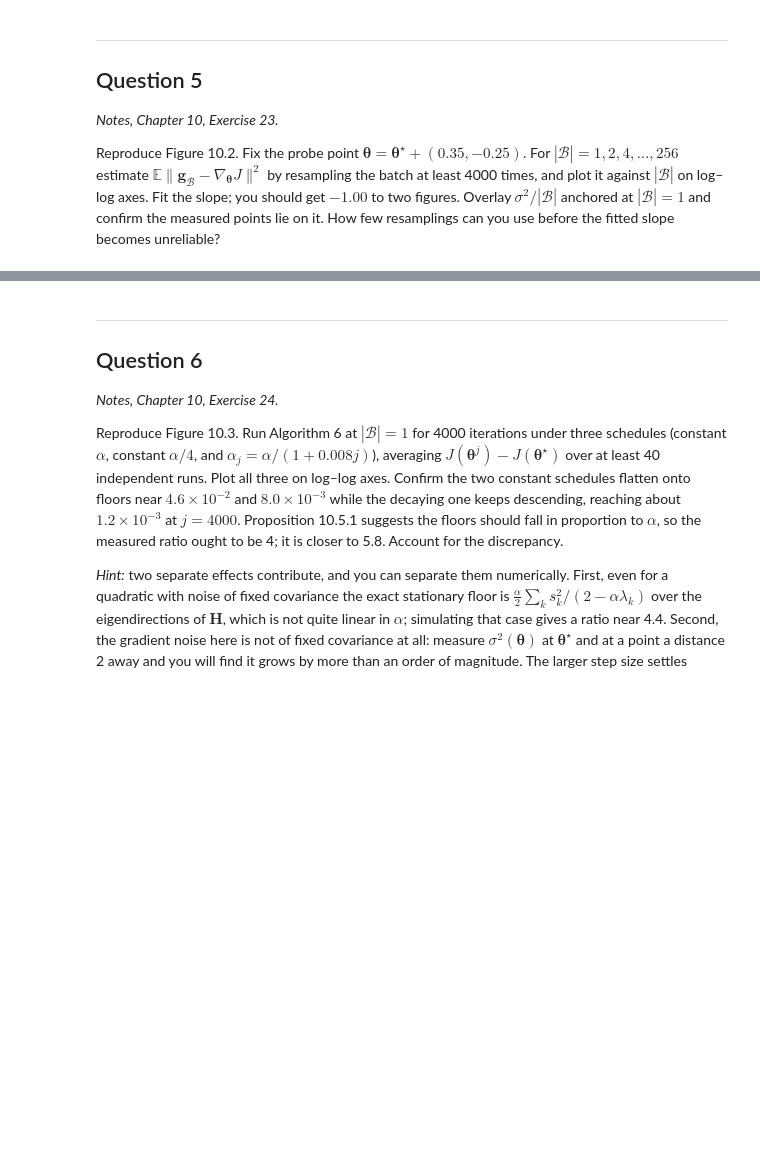
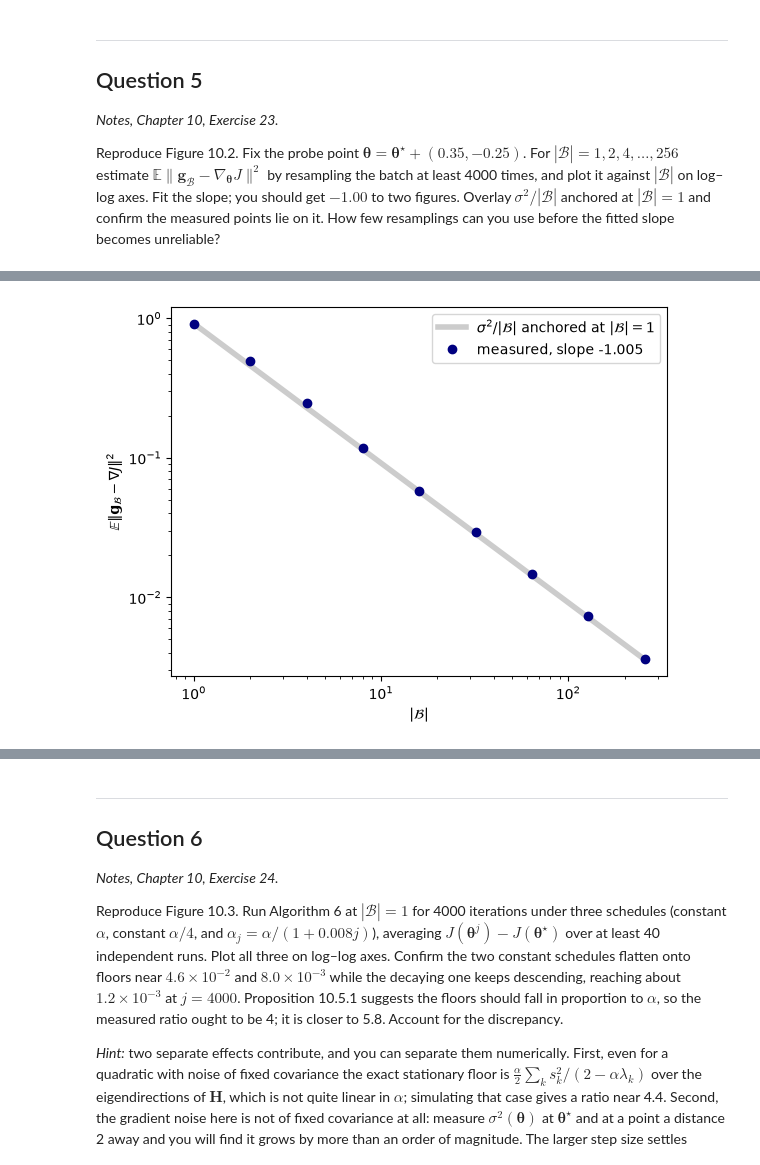
Before and after one commit to akhilghar/COE379L.1, a Jupyter notebook: HW4/Assignment_4-2.ipynb, the cells around one changed output, grey strips where cells are left out. Cells and saved outputs as stored; diff of their text form; code cells hidden in the pictures; blank space fills up the shorter version.

```diff
--- a/HW4/Assignment_4-2.ipynb
+++ b/HW4/Assignment_4-2.ipynb
@@ -220,3 +311,85 @@ Reproduce Figure 10.1. Using (10.9), confirm $\kappa(\mathbf{H}) \approx 6.8$. F
 Reproduce Figure 10.2. Fix the probe point $\boldsymbol{\theta} = \boldsymbol{\theta}^\star + (0.35, -0.25)$. For $|\mathcal{B}| = 1, 2, 4, \dots, 256$ estimate $\mathbb{E}\|\mathbf{g}_{\mathcal{B}} - \nabla_{\boldsymbol{\theta}} J\|^2$ by resampling the batch at least 4000 times, and plot it against $|\mathcal{B}|$ on log–log axes. Fit the slope; you should get $-1.00$ to two figures. Overlay $\sigma^2/|\mathcal{B}|$ anchored at $|\mathcal{B}| = 1$ and confirm the measured points lie on it. How few resamplings can you use before the fitted slope becomes unreliable?
 # %%
 # Question 5: your code here
+from functools import partial
+
+key_data = jax.random.PRNGKey(4)
+n_data = 400
+A = jnp.diag(jnp.array([1.0, 0.38]))
+theta_gen = jnp.array([1.0, -0.8])
+noise = 0.7
+
+def sample(key):
+    key_z, key_eps = jax.random.split(key)
+    x = A @ jax.random.normal(key_z, shape=(2,))
+    y = x @ theta_gen + noise * jax.random.normal(key_eps)
+    return x, y
+
+def generate_data(key, n):
+    keys = jax.random.split(key, n)
+    X, Y = jax.vmap(sample)(keys)
+    return X, Y
+
+X_data, y_data = generate_data(key_data, n_data)
+H = X_data.T @ X_data / n_data
+theta_star = jnp.linalg.solve(X_data.T @ X_data, X_data.T @ y_data)
+alpha = 1.0 / (4 * jnp.linalg.eigvalsh(H)[-1])
+
+# L2 loss and gradients
+def loss_i(theta, x, y):
+    return 0.5 * (x @ theta - y) ** 2
+grad_i = jax.grad(loss_i)
+
+def batch_grad(theta, key, B):
+    idx = jax.random.randint(key, (B,), 0, n_data)
+    return jnp.mean(jax.vmap(grad_i, in_axes=(None, 0, 0))(theta, X_data[idx], y_data[idx]), axis=0)
+
+def per_sample_grads(theta):                  # (n, 2): every grad l_i at theta
+    return jax.vmap(grad_i, in_axes=(None, 0, 0))(theta, X_data, y_data)
+
+def J(theta):
+    return 0.5 * jnp.mean((X_data @ theta - y_data) ** 2)
+full_grad = jax.grad(J)
+
+# Variance of mini-batch gradient at a fixed probe point
+key = jax.random.PRNGKey(0)
+theta = theta_star + jnp.array([0.35, -0.25])
+gJ = full_grad(theta)
+G = per_sample_grads(theta)
+s2 = jnp.mean(jnp.sum((G - gJ) ** 2, axis=1))
+print(f"sigma^2(theta) = {s2:.4f}")
+
+Bs = [2 ** p for p in range(9)]
+
+@partial(jax.jit, static_argnames=("B", "R"))
+def msd(key, B, R):
+    g = jax.vmap(lambda k: batch_grad(theta, k, B))(jax.random.split(key, R))
+    return jnp.mean(jnp.sum((g - gJ) ** 2, axis=1))
+
+def fit_slope(vals):
+    return jnp.polyfit(jnp.log(jnp.array(Bs, float)), jnp.log(vals), 1)[0]
+
+R = 4000
+m = jnp.array([msd(jax.random.fold_in(key, i), B, R) for i, B in enumerate(Bs)])
+print(f"fitted slope with R = {R}: {fit_slope(m):.3f}")
+for B, v in zip(Bs, m):
+    print(f"|B| = {B:>3}: measured {v:.4e}   sigma^2/|B| = {s2 / B:.4e}   ratio {v / (s2 / B):.3f}")
+
+Bs_arr = jnp.array(Bs)
+plt.loglog(Bs_arr, m[0] / Bs_arr, c="0.8", lw=4, label=r"$\sigma^2/|\mathcal{B}|$ anchored at $|\mathcal{B}|=1$")
+plt.loglog(Bs_arr, m, "o", c="navy", label=f"measured, slope {fit_slope(m):.3f}")
+plt.xlabel(r"$|\mathcal{B}|$"); plt.ylabel(r"$\mathbb{E}\|\mathbf{g}_\mathcal{B}-\nabla J\|^2$"); plt.legend()
+plt.show()
+plt.savefig("HW4Problem5.jpg")
+
+# Find how few resamplings before the slope is unreliable
+def one_fit(key, R):
+    return fit_slope(jnp.array([msd(jax.random.fold_in(key, i), B, R) for i, B in enumerate(Bs)]))
+
+print("\n    R   mean slope   std of slope   95% interval")
+for j, R in enumerate([5, 10, 20, 50, 100, 200, 500, 1000, 4000]):
+    keys = jax.random.split(jax.random.fold_in(key, 100 + j), 200)
+    slopes = jax.lax.map(lambda k: one_fit(k, R), keys)
+    lo, hi = jnp.percentile(slopes, jnp.array([2.5, 97.5]))
+    print(f"{R:>5}   {slopes.mean():8.3f}   {slopes.std():10.3f}     [{lo:.3f}, {hi:.3f}]")
+# %% [output]
@@ -222,0 +407 @@ Reproduce Figure 10.2. Fix the probe point $\boldsymbol{\theta} = \boldsymbol{\t
+[figure, added]
```
Also changed, not shown: parts of 9 cells of this notebook, 8 other files.
